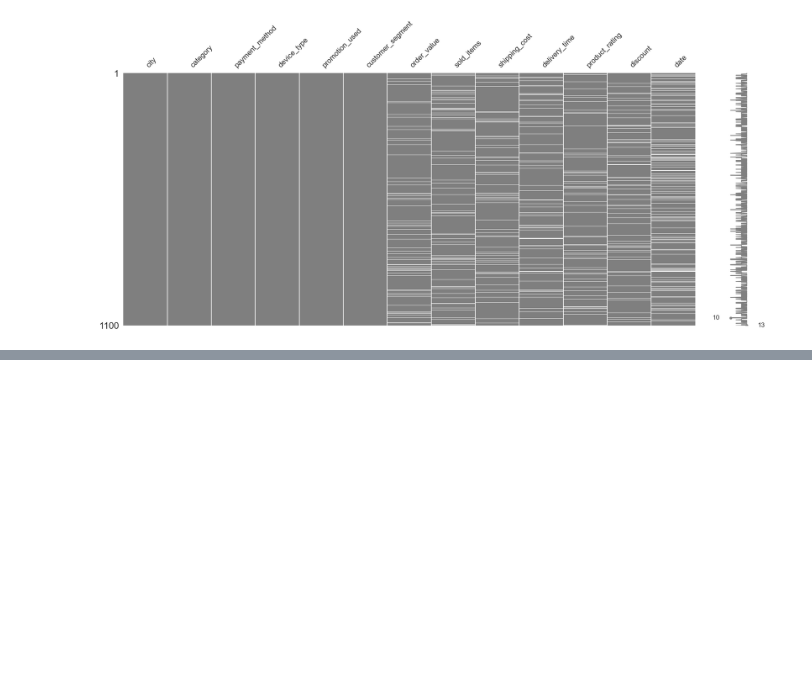
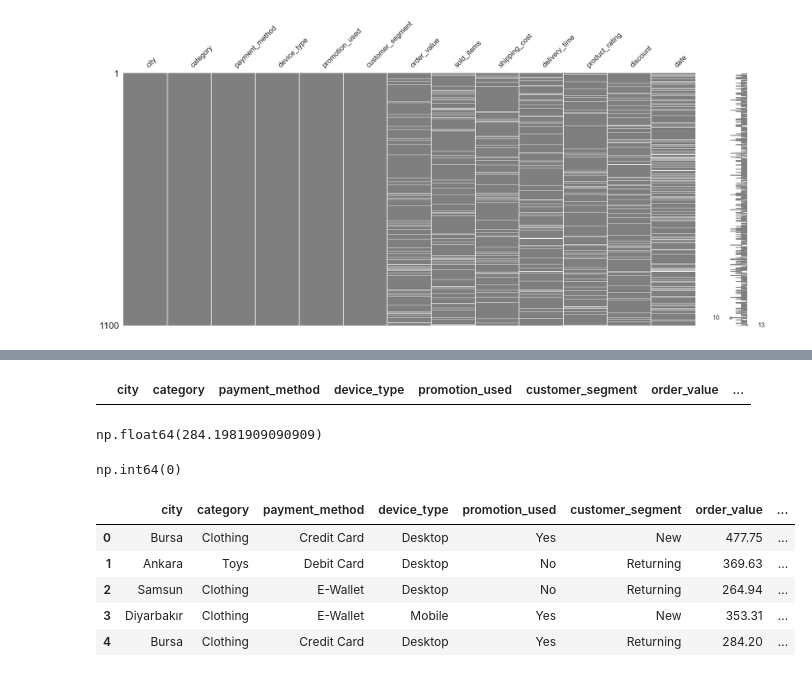
Before and after one commit to mtatbak/stat112FinalProject, a Jupyter notebook: 112.ipynb, the cells around one changed output, grey strips where cells are left out. Cells and saved outputs as stored; diff of their text form; code cells hidden in the pictures; blank space fills up the shorter version.

```diff
--- a/112.ipynb
+++ b/112.ipynb
@@ -442,0 +464,27 @@ msno.matrix(df, color = (0.5, 0.5, 0.5))
+# %%
+# checked outliers
+column = 'order_value'
+
+Q1 = df[column].quantile(0.25)  # first quantile
+Q3 = df[column].quantile(0.75)  # third quantile
+IQR = Q3 - Q1  # IQR
+
+lower_bound = Q1 - 1.5 * IQR
+upper_bound = Q3 + 1.5 * IQR
+
+
+outliers = df[(df[column] < lower_bound) | (df[column] > upper_bound)]
+outliers #no outlier
+# %% [output]
+|  | city | category | payment_method | device_type | promotion_used | customer_segment | order_value | ... |
+# %%
+meanOrderValue = df["order_value"].mean()
+meanOrderValue #284.1981
+# %% [output]
+np.float64(284.1981909090909)
+# %%
+df["order_value"] = df["order_value"].fillna(meanOrderValue)
+# %%
+df["order_value"].isnull().sum() # 0
+# %% [output]
+np.int64(0)
@@ -442,0 +494,9 @@ msno.matrix(df, color = (0.5, 0.5, 0.5))
+# %%
+df.head()
+# %% [output]
+|  | city | category | payment_method | device_type | promotion_used | customer_segment | order_value | ... |
+| 0 | Bursa | Clothing | Credit Card | Desktop | Yes | New | 477.75 | ... |
+| 1 | Ankara | Toys | Debit Card | Desktop | No | Returning | 369.63 | ... |
+| 2 | Samsun | Clothing | E-Wallet | Desktop | No | Returning | 264.94 | ... |
+| 3 | Diyarbakır | Clothing | E-Wallet | Mobile | Yes | New | 353.31 | ... |
+| 4 | Bursa | Clothing | Credit Card | Desktop | Yes | Returning | 284.20 | ... |
```
Also changed, not shown: parts of 22 cells of this notebook.
